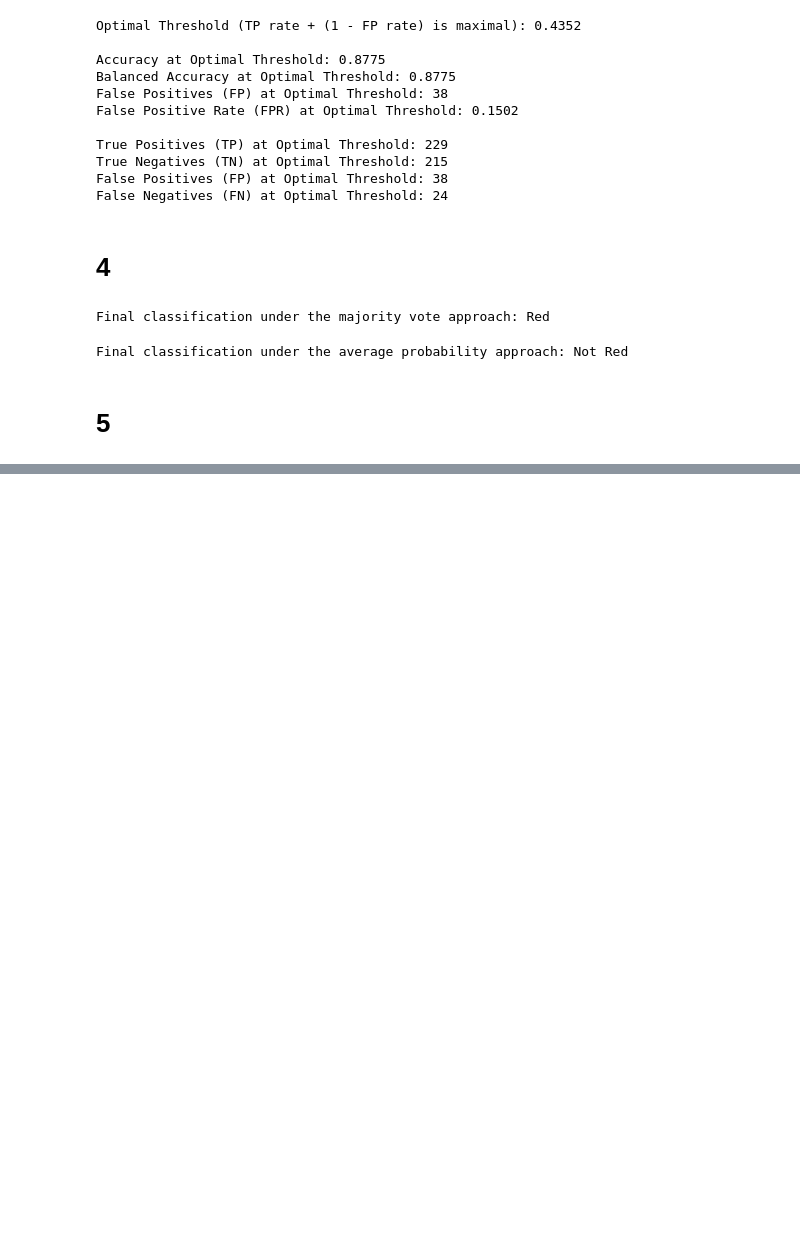
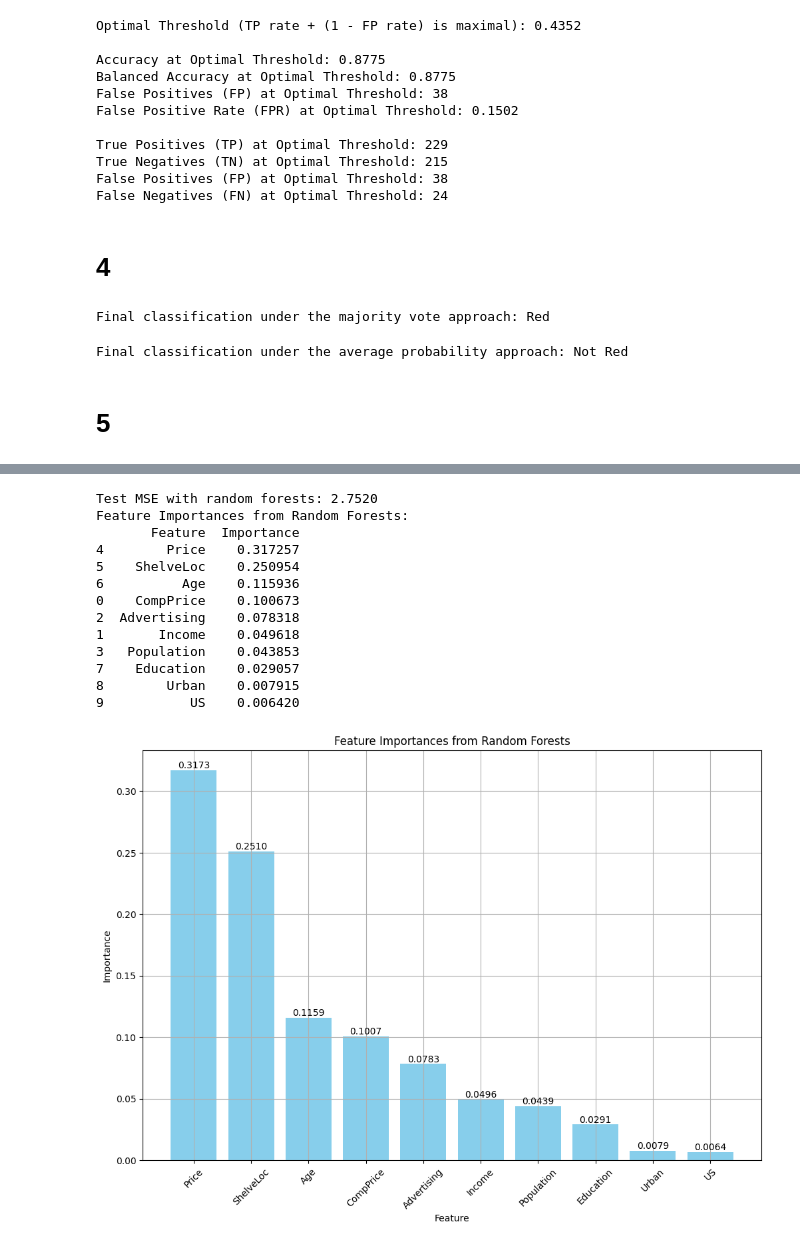
Before and after one commit to mhleethomas/Problem-Set-2, a Jupyter notebook: problem_set_2.ipynb, the cells around one changed output, grey strips where cells are left out. Drawn from its saved outputs; the diff is of its cells as text; code cells hidden in the pictures; blank space fills up the shorter version.

```diff
--- a/problem_set_2.ipynb
+++ b/problem_set_2.ipynb
@@ -854,0 +1042,55 @@ Final classification under the average probability approach: Not Red
+# %%
+# Fit a random forest regressor
+random_forest_regressor = RandomForestRegressor(n_estimators=100, random_state=42)
+random_forest_regressor.fit(X_train, y_train)
+
+# Predict on the test set
+y_pred_rf = random_forest_regressor.predict(X_test)
+
+# Calculate the mean squared error
+mse_rf = mean_squared_error(y_test, y_pred_rf)
+print(f"Test MSE with random forests: {mse_rf:.4f}")
+
+# Determine the importance of each variable
+feature_importances_rf = random_forest_regressor.feature_importances_
+
+# Create a DataFrame to display the feature importances
+feature_importances_rf_df = pd.DataFrame({
+    'Feature': X_train.columns,
+    'Importance': feature_importances_rf
+}).sort_values(by='Importance', ascending=False)
+
+# Print the feature importances
+print("Feature Importances from Random Forests:")
+print(feature_importances_rf_df)
+
+# Plot the feature importances as a vertical bar chart
+plt.figure(figsize=(12, 8))
+bars = plt.bar(feature_importances_rf_df['Feature'], feature_importances_rf_df['Importance'], color='skyblue')
+
+# Add labels to the bars
+for bar in bars:
+    height = bar.get_height()
+    plt.text(bar.get_x() + bar.get_width() / 2.0, height, f'{height:.4f}', ha='center', va='bottom')
+
+plt.xlabel('Feature')
+plt.ylabel('Importance')
+plt.title('Feature Importances from Random Forests')
+plt.xticks(rotation=45)  # Rotate the x-axis labels for better readability
+plt.grid(True)
+plt.show()
+# %% [output]
+Test MSE with random forests: 2.7520
+Feature Importances from Random Forests:
+       Feature  Importance
+4        Price    0.317257
+5    ShelveLoc    0.250954
+6          Age    0.115936
+0    CompPrice    0.100673
+2  Advertising    0.078318
+1       Income    0.049618
+3   Population    0.043853
+7    Education    0.029057
+8        Urban    0.007915
+9           US    0.006420
+[figure, added]
```
Also changed, not shown: parts of 9 cells of this notebook, 1 other file.
